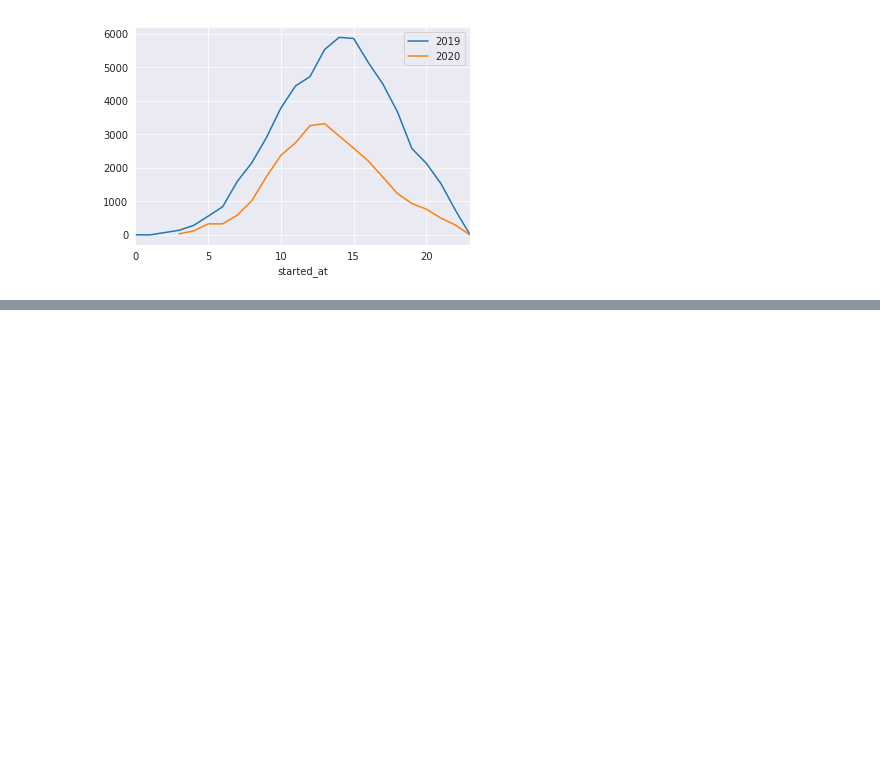
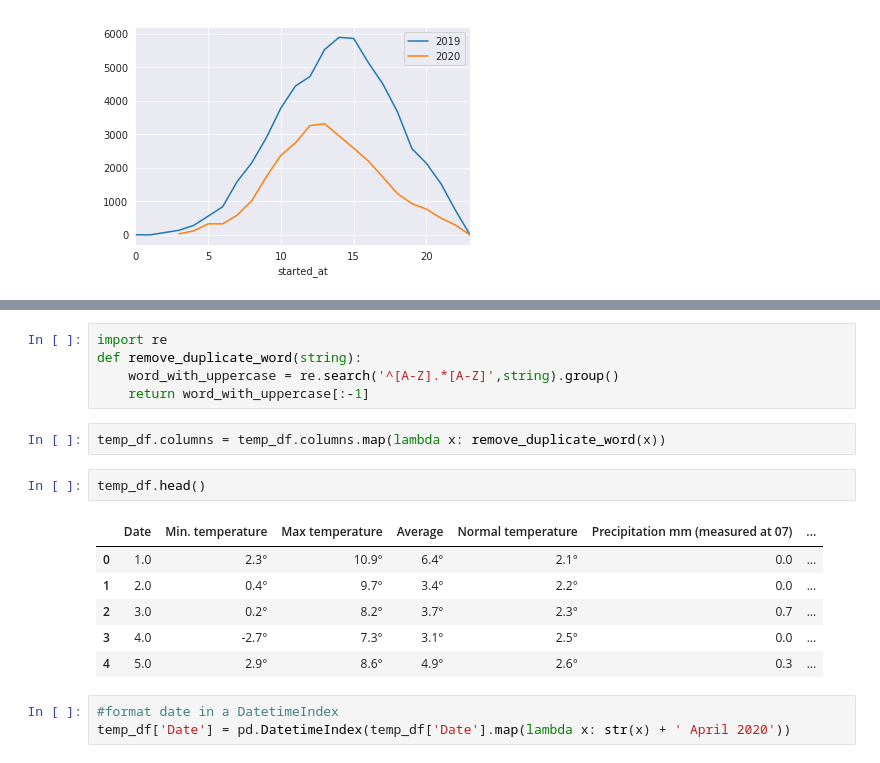
Before and after one commit to Cucni/oslo-bikes-mobility-data, a Jupyter notebook: April.ipynb, the cells around one changed output, grey strips where cells are left out. Saved outputs shown, nothing was run; the diff lists cells and outputs as text; blank space fills up the shorter version.

```diff
--- a/April.ipynb
+++ b/April.ipynb
@@ -254,0 +266,19 @@ plt.legend(['2019','2020'])
+# %%
+import re
+def remove_duplicate_word(string):
+    word_with_uppercase = re.search('^[A-Z].*[A-Z]',string).group()
+    return word_with_uppercase[:-1]
+# %%
+temp_df.columns = temp_df.columns.map(lambda x: remove_duplicate_word(x))
+# %%
+temp_df.head()
+# %% [output]
+|  | Date | Min. temperature | Max temperature | Average | Normal temperature | Precipitation mm (measured at 07) | ... |
+| 0 | 1.0 | 2.3° | 10.9° | 6.4° | 2.1° | 0.0 | ... |
+| 1 | 2.0 | 0.4° | 9.7° | 3.4° | 2.2° | 0.0 | ... |
+| 2 | 3.0 | 0.2° | 8.2° | 3.7° | 2.3° | 0.7 | ... |
+| 3 | 4.0 | -2.7° | 7.3° | 3.1° | 2.5° | 0.0 | ... |
+| 4 | 5.0 | 2.9° | 8.6° | 4.9° | 2.6° | 0.3 | ... |
+# %%
+#format date in a DatetimeIndex
+temp_df['Date'] = pd.DatetimeIndex(temp_df['Date'].map(lambda x: str(x) + ' April 2020'))
```
Also changed, not shown: parts of 19 cells of this notebook.
